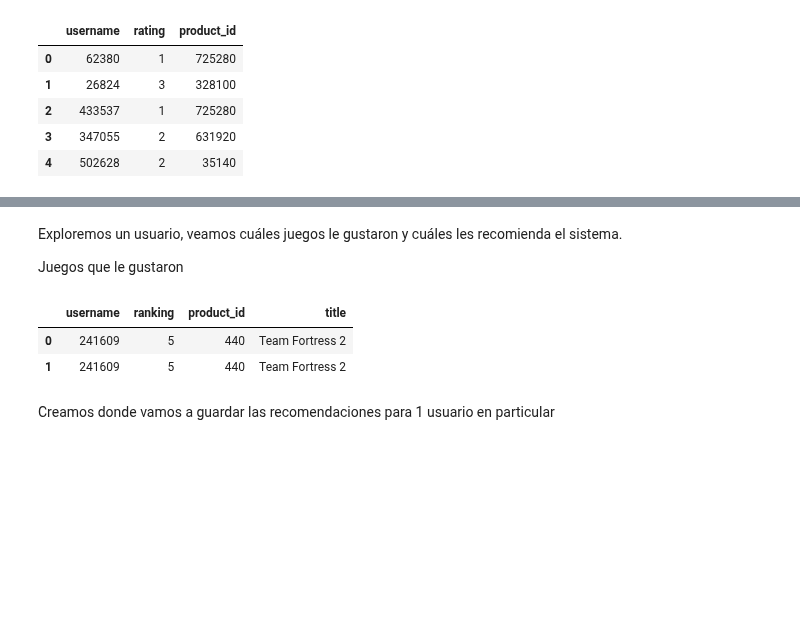
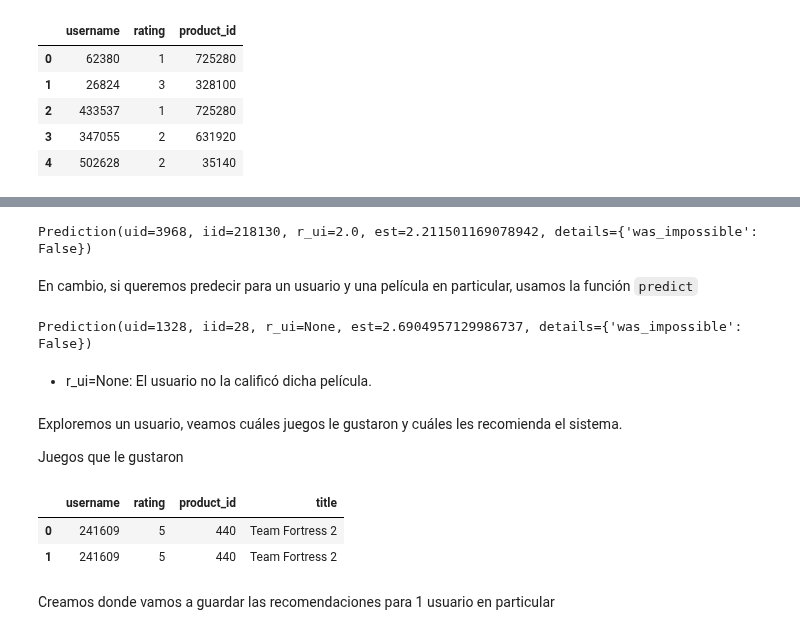
Before and after one commit to alseveso/AcamicaDS, a Jupyter notebook: Proyecto 3/A. Proyecto 03_Alejandra Seveso.ipynb, the cells around one changed output, grey strips where cells are left out. Cells and saved outputs as stored; diff of their text form; code cells hidden in the pictures; blank space fills up the shorter version.

```diff
--- a/Proyecto 3/A. Proyecto 03_Alejandra Seveso.ipynb
+++ b/Proyecto 3/A. Proyecto 03_Alejandra Seveso.ipynb
@@ -1261,3 +1205,21 @@ AttributeError: 'dict' object has no attribute 'split'
+# %%
+predictions[1] # Predicción para 1 (para un usuario en particular)
+
+# uid: Id del Usuario
+# iid: Id de la película
+# r_ui: calificación que le da a esa película en particular (la conocida)
+# est: estimación de la calificación (obtenida de SVD)
+# was imposible = False: fue posible calificar la película
+# %% [output]
+Prediction(uid=3968, iid=218130, r_ui=2.0, est=2.211501169078942, details={'was_impossible': False})
+# %% [markdown]
+En cambio, si queremos predecir para un usuario y una película en particular, usamos la función `predict`
+# %%
+algo.predict(1328,28)
+# %% [output]
+Prediction(uid=1328, iid=28, r_ui=None, est=2.6904957129986737, details={'was_impossible': False})
+# %% [markdown]
+* r_ui=None: El usuario no la calificó dicha película.
 # %% [markdown]
 Exploremos un usuario, veamos cuáles juegos le gustaron y cuáles les recomienda el sistema.
 
@@ -1265,12 +1227,12 @@ Juegos que le gustaron
 # %%
 usuario = 241609
 rating = 4   # le pedimos los juegos a las haya rankeado con 4 o más
-df_user = df_svd[(df_svd['username'] == usuario) & (df_svd['ranking'] >= rating)]
+df_user = df_svd[(df_svd['username'] == usuario) & (df_svd['rating'] >= rating)]
 df_user = df_user.reset_index(drop=True)
 df_user['title'] = df_title['title'].loc[df_user.product_id].values
 df_user
 # %% [output]
-|  | username | ranking | product_id | title |
+|  | username | rating | product_id | title |
 | 0 | 241609 | 5 | 440 | Team Fortress 2 |
 | 1 | 241609 | 5 | 440 | Team Fortress 2 |
 # %% [markdown]
```
Also changed, not shown: parts of 60 cells of this notebook, 3 other files.
